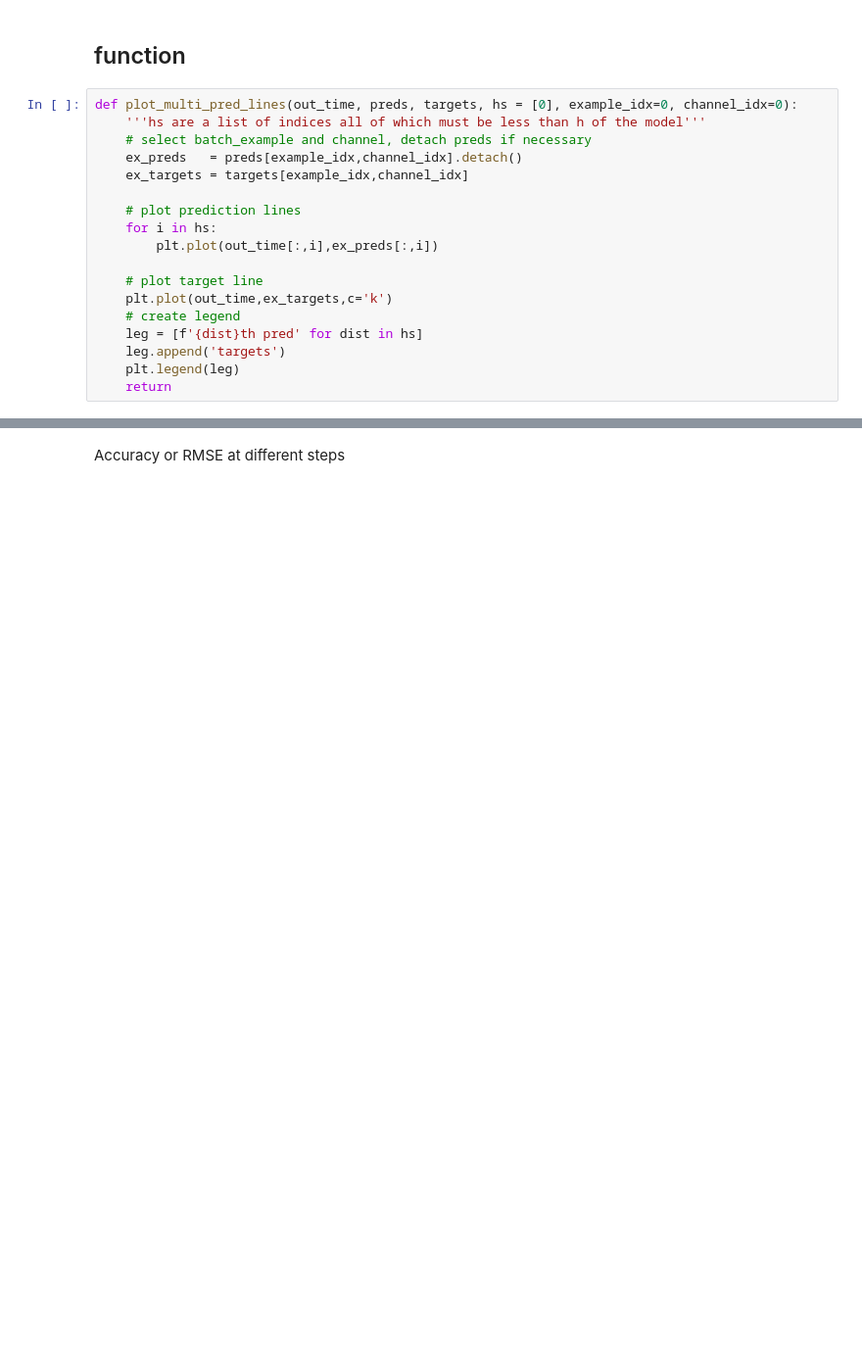
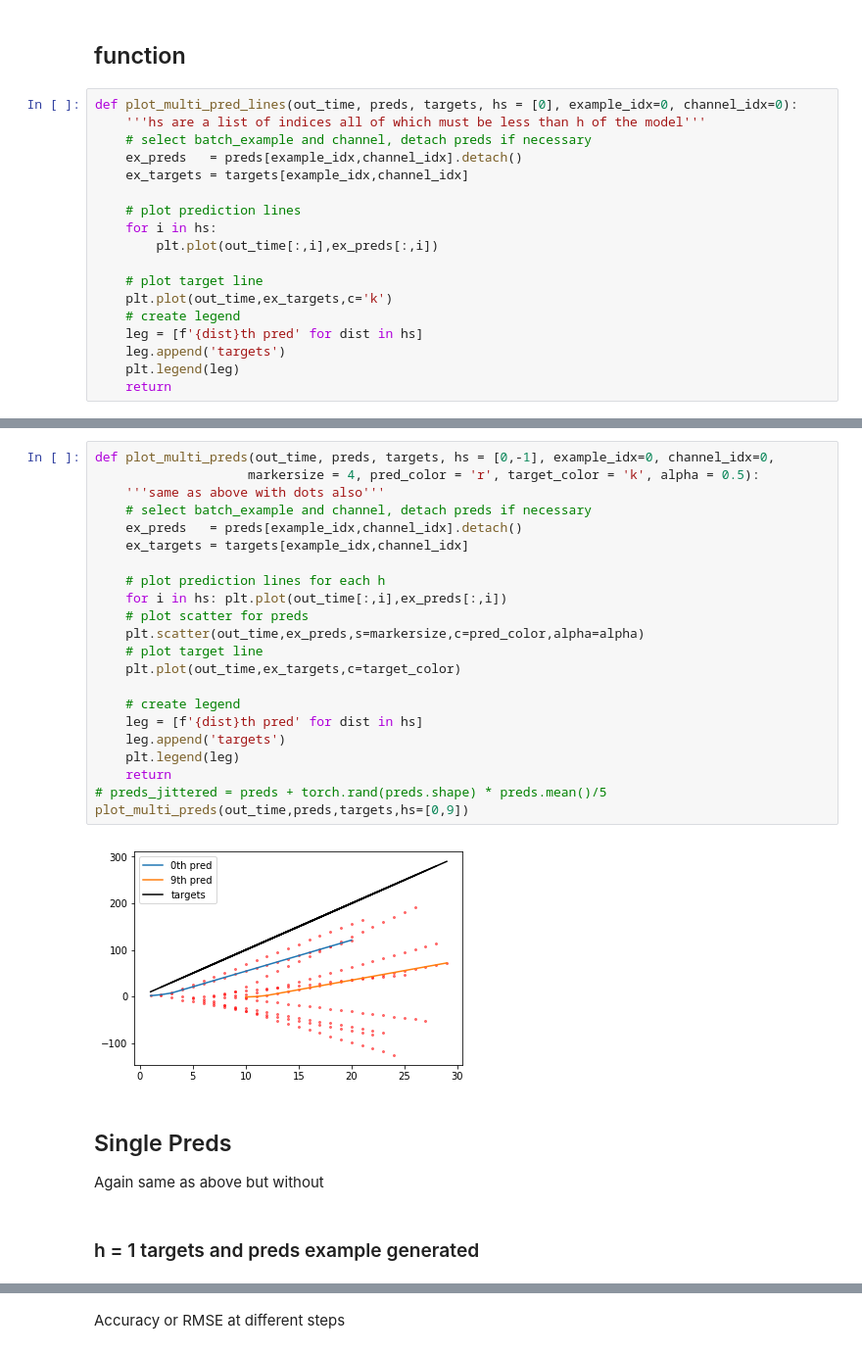
Before and after one commit to seanczak/torch_series_analysis, a Jupyter notebook: scoring_visualizing_multi_output.ipynb, the cells around one changed output, grey strips where cells are left out. Shown at 98% size. Saved outputs shown, nothing was run; the diff lists cells and outputs as text; blank space fills up the shorter version.

```diff
--- a/scoring_visualizing_multi_output.ipynb
+++ b/scoring_visualizing_multi_output.ipynb
@@ -476,0 +557,30 @@ plot_multi_pred_lines(out_time,preds_jittered,targets,hs=[0,5,9])
+# %%
+def plot_multi_preds(out_time, preds, targets, hs = [0,-1], example_idx=0, channel_idx=0,
+                    markersize = 4, pred_color = 'r', target_color = 'k', alpha = 0.5):
+    '''same as above with dots also'''
+    # select batch_example and channel, detach preds if necessary
+    ex_preds   = preds[example_idx,channel_idx].detach()
+    ex_targets = targets[example_idx,channel_idx]
+
+    # plot prediction lines for each h
+    for i in hs: plt.plot(out_time[:,i],ex_preds[:,i])
+    # plot scatter for preds
+    plt.scatter(out_time,ex_preds,s=markersize,c=pred_color,alpha=alpha)
+    # plot target line
+    plt.plot(out_time,ex_targets,c=target_color)
+
+    # create legend
+    leg = [f'{dist}th pred' for dist in hs]
+    leg.append('targets')
+    plt.legend(leg)
+    return
+# preds_jittered = preds + torch.rand(preds.shape) * preds.mean()/5
+plot_multi_preds(out_time,preds,targets,hs=[0,9])
+# %% [output]
+[figure, added]
+# %% [markdown]
+## Single Preds
+
+Again same as above but without
+# %% [markdown]
+### h = 1 targets and preds example generated
```
Also changed, not shown: parts of 15 cells of this notebook.
